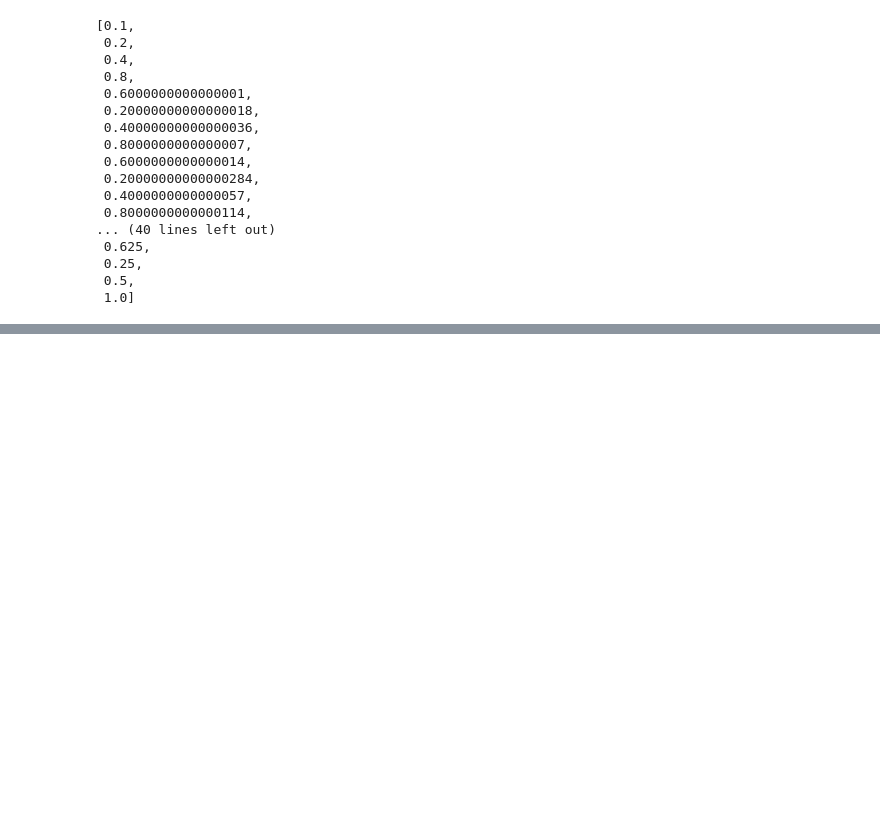
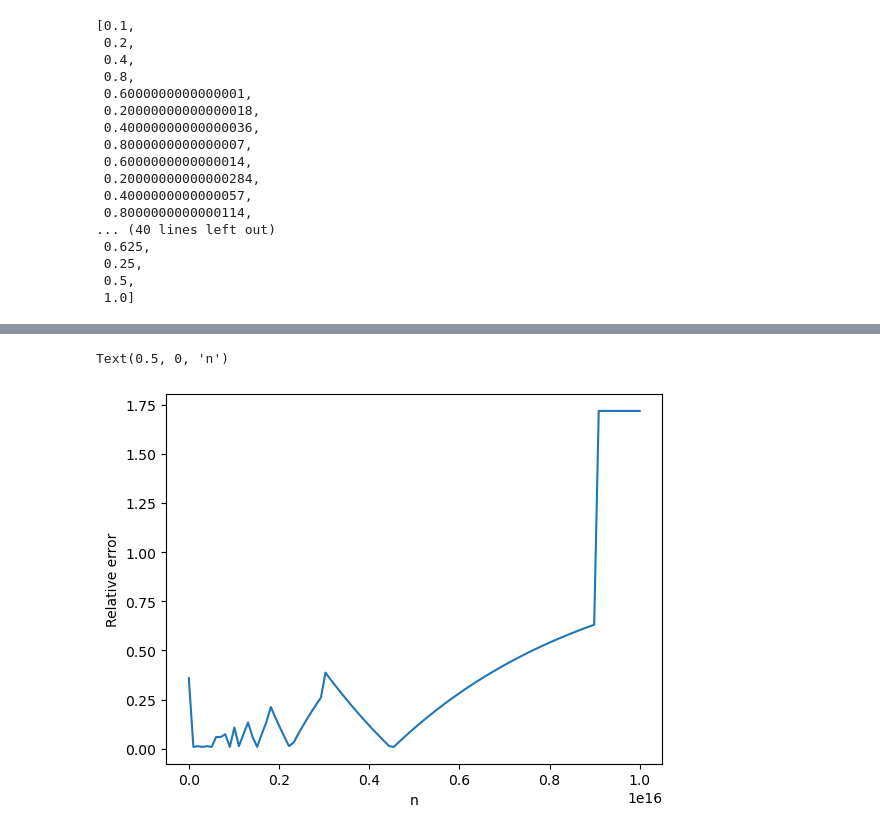
Before and after one commit to phrmendes/calc_num_2023, a Jupyter notebook: aula1_ponto_flutuante.ipynb, the cells around one changed output, grey strips where cells are left out. Cells and saved outputs as stored; diff of their text form; code cells hidden in the pictures; blank space fills up the shorter version.

```diff
--- a/aula1_ponto_flutuante.ipynb
+++ b/aula1_ponto_flutuante.ipynb
@@ -255,0 +264,11 @@ $$ \lim_{n\rightarrow \infty} \left(1 + \frac{1}{n}\right)^n = e$$
+# %%
+n = np.linspace(1e0, 1e16, 100)
+e = (1 + 1 / n) ** n
+error = np.abs((np.e - e) / e)
+
+pt.plot(n, error)
+pt.ylabel("Relative error")
+pt.xlabel("n")
+# %% [output]
+Text(0.5, 0, 'n')
+[figure, added]
```
Also changed, not shown: parts of 7 cells of this notebook, 1 other file.
